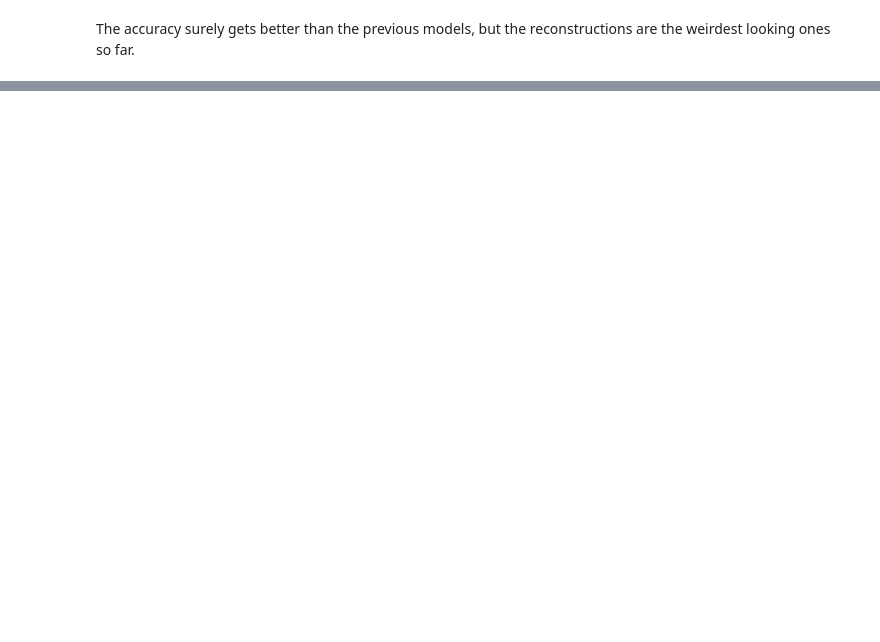
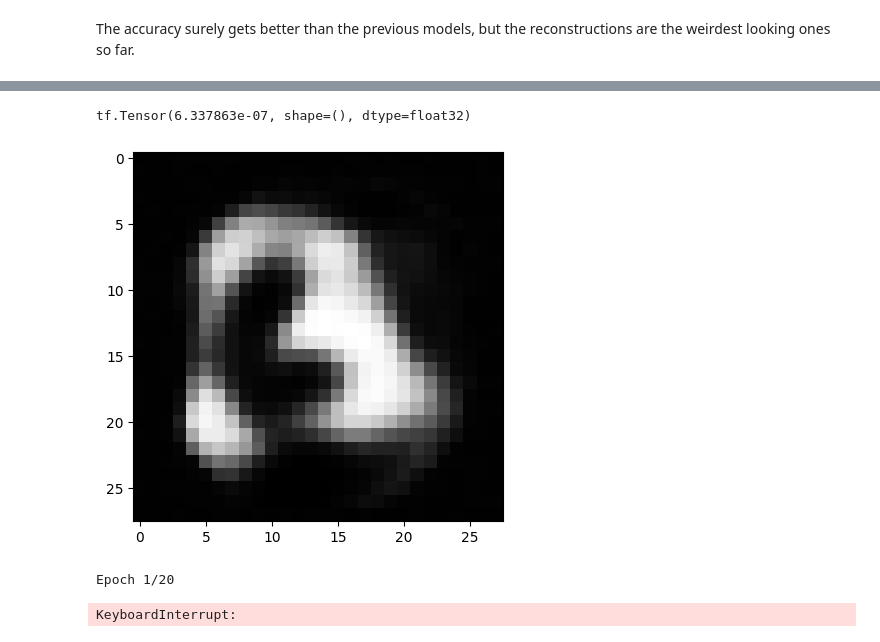
Before and after one commit to nicolapitzalis/quick-pattern-recognition, a Jupyter notebook: DeepAE.ipynb, the cells around one changed output, grey strips where cells are left out. Saved outputs shown, nothing was run; the diff lists cells and outputs as text; code cells hidden in the pictures; blank space fills up the shorter version.

```diff
--- a/DeepAE.ipynb
+++ b/DeepAE.ipynb
@@ -331,0 +398,53 @@ The accuracy surely gets better than the previous models, but the reconstruction
+# %%
+noise_image = np.random.normal(loc=0, scale=1, size=(1, 784))
+noise_image = np.clip(noise_image, 0., 1.)
+prev = 0
+for _ in range(800):
+    noise_image = autoencoder.predict(noise_image, verbose=0)
+    distance = tf.norm(noise_image - prev)
+    prev = noise_image
+
+print(distance)
+plt.imshow(noise_image.reshape(28, 28), cmap='gray')
+plt.show()
+# %% [output]
+tf.Tensor(6.337863e-07, shape=(), dtype=float32)
+[figure, added]
+# %%
+# define the autoencoder structure
+def create_autoencoder(input_size, encoding_dim):
+    input_layer = K.layers.Input(shape=(input_size,))
+    encoded = K.layers.Dense(encoding_dim, activation='sigmoid')(input_layer)
+    decoded = K.layers.Dense(input_size, activation='sigmoid')(encoded)
+    autoencoder = K.Model(input_layer, decoded)
+    encoder = K.Model(input_layer, encoded)
+    custom_loss = contractive_loss(encoder)
+    autoencoder.compile(optimizer='adam', loss=custom_loss)
+    return autoencoder
+
+# layerwise pretraining
+first_autoencoder = create_autoencoder(784, 256)
+early_stopping = K.callbacks.EarlyStopping(monitor='val_loss', min_delta=0.0001, patience=5, verbose=1, restore_best_weights=True)
+first_autoencoder.fit(train_images, train_images, epochs=20, batch_size=256, shuffle=True, validation_split=0.2, callbacks=[early_stopping], verbose=1)
+
+# get the encoder
+first_encoder = K.Model(first_autoencoder.input, first_autoencoder.layers[1].output)
+first_encoded_train = first_encoder.predict(train_images, verbose=0)
+
+second_autoencoder = create_autoencoder(256, 128)
+early_stopping = K.callbacks.EarlyStopping(monitor='val_loss', min_delta=0.0001, patience=5, verbose=1, restore_best_weights=True)
+second_autoencoder.fit(first_encoded_train, first_encoded_train, epochs=20, batch_size=256, shuffle=True, validation_split=0.2, callbacks=[early_stopping], verbose=1)
+
+# stacking up the full autoencoder
+input_img = K.layers.Input(shape=(784,))
+first_encoded = first_autoencoder.layers[1](input_img)
+second_encoded = second_autoencoder.layers[1](first_encoded)
+second_decoded = second_autoencoder.layers[2](second_encoded)
+first_decoded = first_autoencoder.layers[2](second_decoded)
+
+autoencoder = K.Model(input_img, first_decoded)
+encoder = K.Model(input_img, second_encoded)
+autoencoder.compile(optimizer='adam', loss='mean_squared_error')
+# %% [output]
+Epoch 1/20
+KeyboardInterrupt:
```
Also changed, not shown: parts of 40 cells of this notebook.
